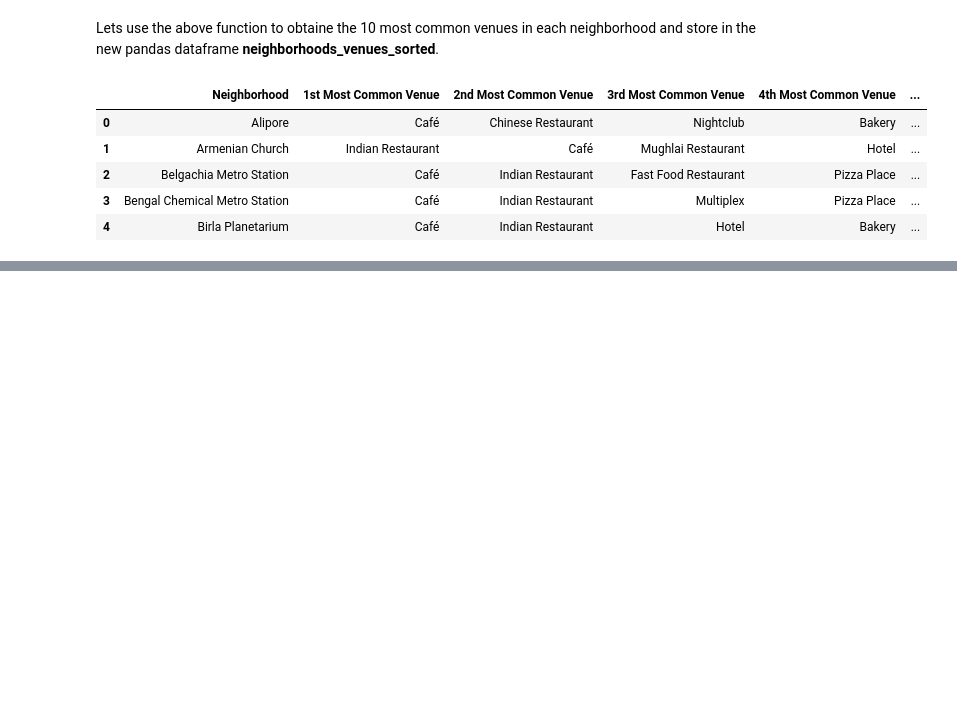
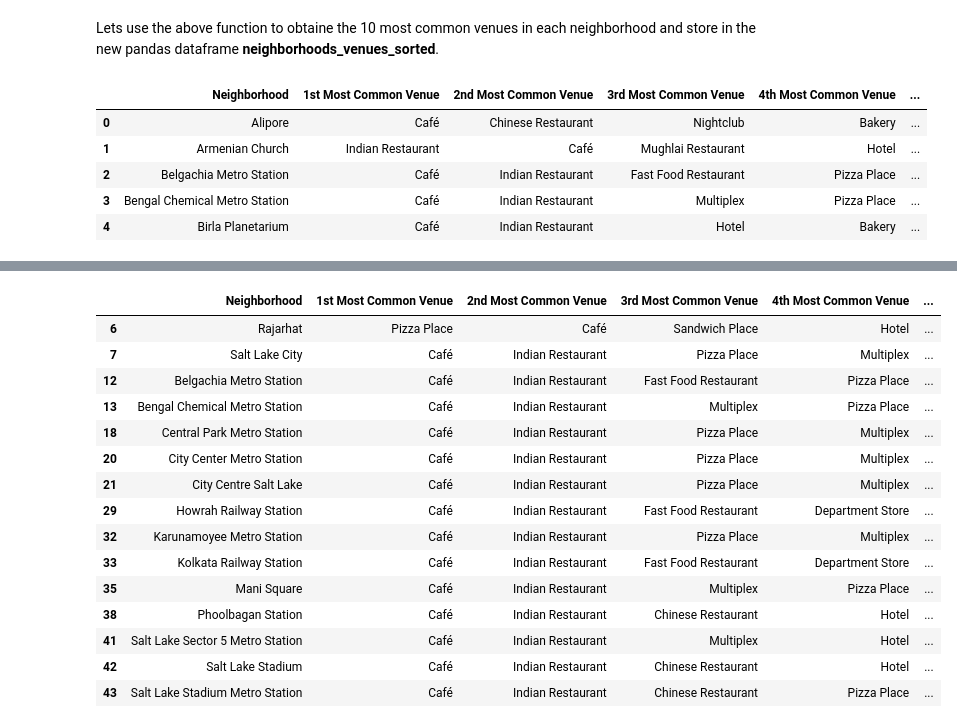
Before and after one commit to LeonEstrak/Capstone-II, a Jupyter notebook: Kolkata_analysis_capstone.ipynb, the cells around one changed output, grey strips where cells are left out. Cells and saved outputs as stored; diff of their text form; code cells hidden in the pictures; blank space fills up the shorter version.

```diff
--- a/Kolkata_analysis_capstone.ipynb
+++ b/Kolkata_analysis_capstone.ipynb
@@ -435,0 +565,19 @@ neighborhoods_venues_sorted.head()
+# %%
+kl_merged.loc[kl_merged['Cluster Labels'] == 0, kl_merged.columns[[0] + list(range(4, kl_merged.shape[1]))]]
+# %% [output]
+|  | Neighborhood | 1st Most Common Venue | 2nd Most Common Venue | 3rd Most Common Venue | 4th Most Common Venue | ... |
+| 6 | Rajarhat | Pizza Place | Café | Sandwich Place | Hotel | ... |
+| 7 | Salt Lake City | Café | Indian Restaurant | Pizza Place | Multiplex | ... |
+| 12 | Belgachia Metro Station | Café | Indian Restaurant | Fast Food Restaurant | Pizza Place | ... |
+| 13 | Bengal Chemical Metro Station | Café | Indian Restaurant | Multiplex | Pizza Place | ... |
+| 18 | Central Park Metro Station | Café | Indian Restaurant | Pizza Place | Multiplex | ... |
+| 20 | City Center Metro Station | Café | Indian Restaurant | Pizza Place | Multiplex | ... |
+| 21 | City Centre Salt Lake | Café | Indian Restaurant | Pizza Place | Multiplex | ... |
+| 29 | Howrah Railway Station | Café | Indian Restaurant | Fast Food Restaurant | Department Store | ... |
+| 32 | Karunamoyee Metro Station | Café | Indian Restaurant | Pizza Place | Multiplex | ... |
+| 33 | Kolkata Railway Station | Café | Indian Restaurant | Fast Food Restaurant | Department Store | ... |
+| 35 | Mani Square | Café | Indian Restaurant | Multiplex | Pizza Place | ... |
+| 38 | Phoolbagan Station | Café | Indian Restaurant | Chinese Restaurant | Hotel | ... |
+| 41 | Salt Lake Sector 5 Metro Station | Café | Indian Restaurant | Multiplex | Hotel | ... |
+| 42 | Salt Lake Stadium | Café | Indian Restaurant | Chinese Restaurant | Hotel | ... |
+| 43 | Salt Lake Stadium Metro Station | Café | Indian Restaurant | Chinese Restaurant | Pizza Place | ... |
```
Also changed, not shown: parts of 28 cells of this notebook, 1 other file.
